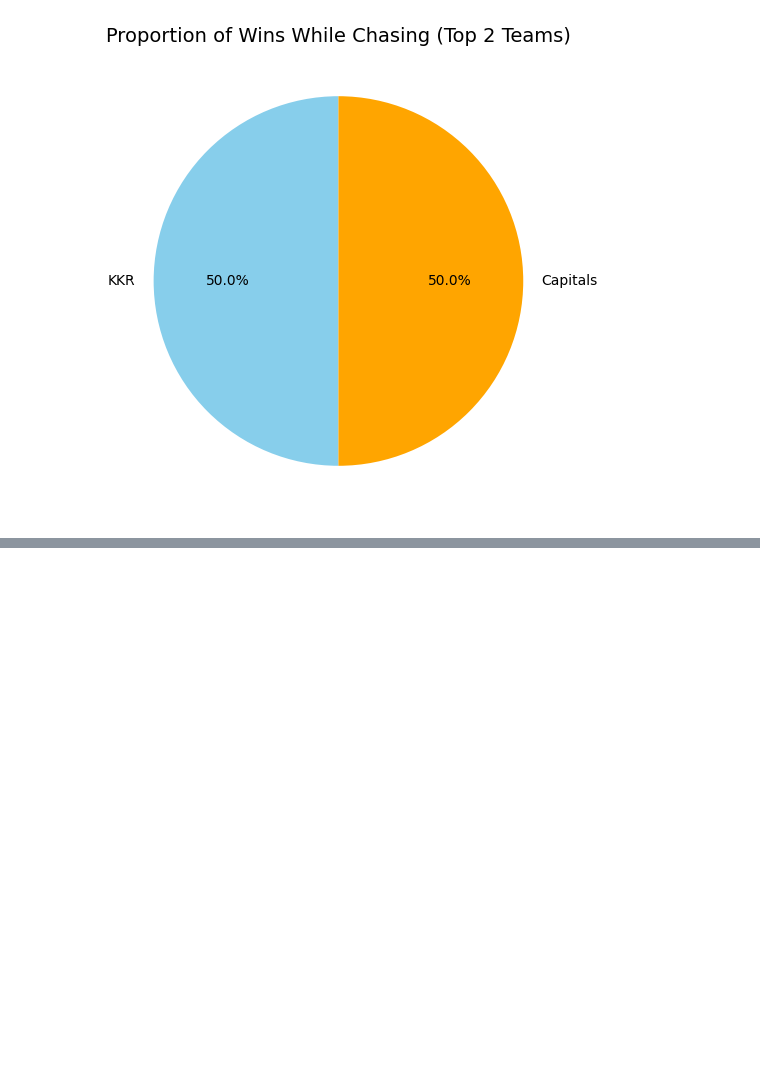
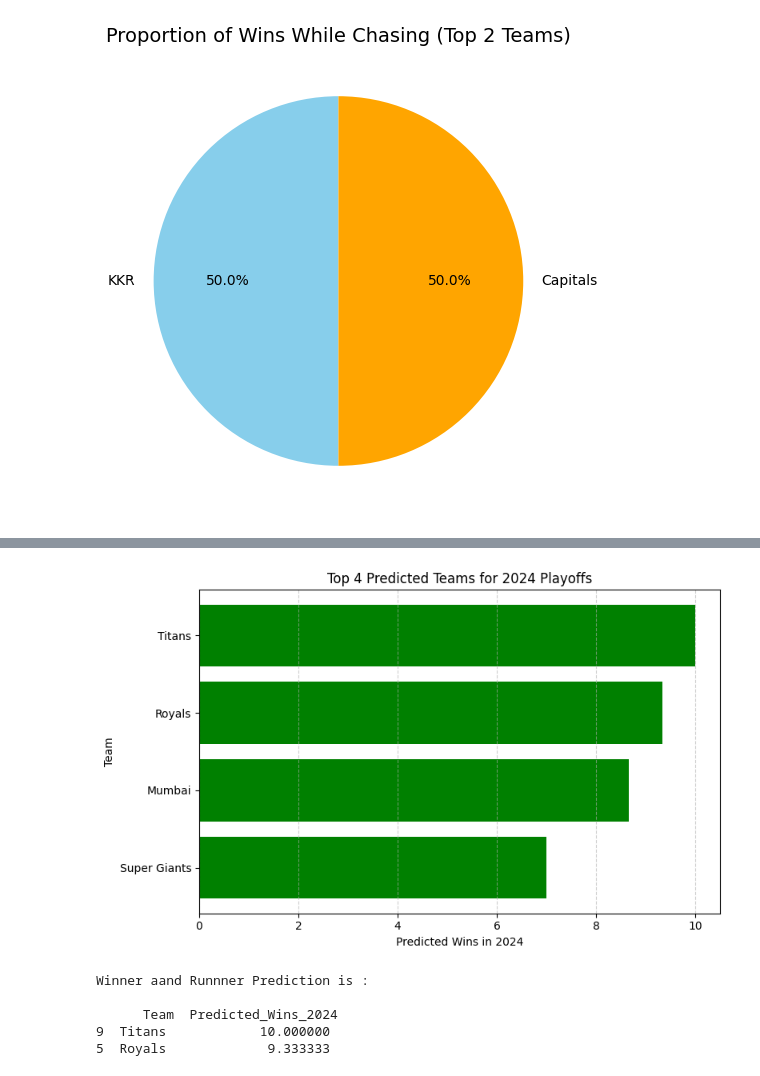
Before and after one commit to Vasista03/Coursework, a Jupyter notebook: cricket_vas.ipynb, the cells around one changed output, grey strips where cells are left out. Saved outputs shown, nothing was run; the diff lists cells and outputs as text; code cells hidden in the pictures; blank space fills up the shorter version.

```diff
--- a/cricket_vas.ipynb
+++ b/cricket_vas.ipynb
@@ -1054,0 +1244,28 @@ plt.show()
+# %%
+
+
+# Take Top 4 teams for graph
+top4_teams = top_teams.head(4)
+
+plt.figure(figsize=(8,5))
+plt.barh(top4_teams['Team'], top4_teams['Predicted_Wins_2024'], color='green')
+plt.xlabel("Predicted Wins in 2024")
+plt.ylabel("Team")
+plt.title("Top 4 Predicted Teams for 2024 Playoffs")
+plt.gca().invert_yaxis()  # So highest is at the top
+plt.grid(axis='x', linestyle='--', alpha=0.6)
+plt.tight_layout()
+plt.show()
+# %% [output]
+[figure, added]
+# %%
+#2.3  Winner and runner-up Your Picks
+
+top_2_teams=top_teams.head(2)
+print("Winner aand Runnner Prediction is : \n\n",top_2_teams)
+# %% [output]
+Winner aand Runnner Prediction is :
+
+      Team  Predicted_Wins_2024
+9  Titans            10.000000
+5  Royals             9.333333
```
Also changed, not shown: parts of 17 cells of this notebook.
